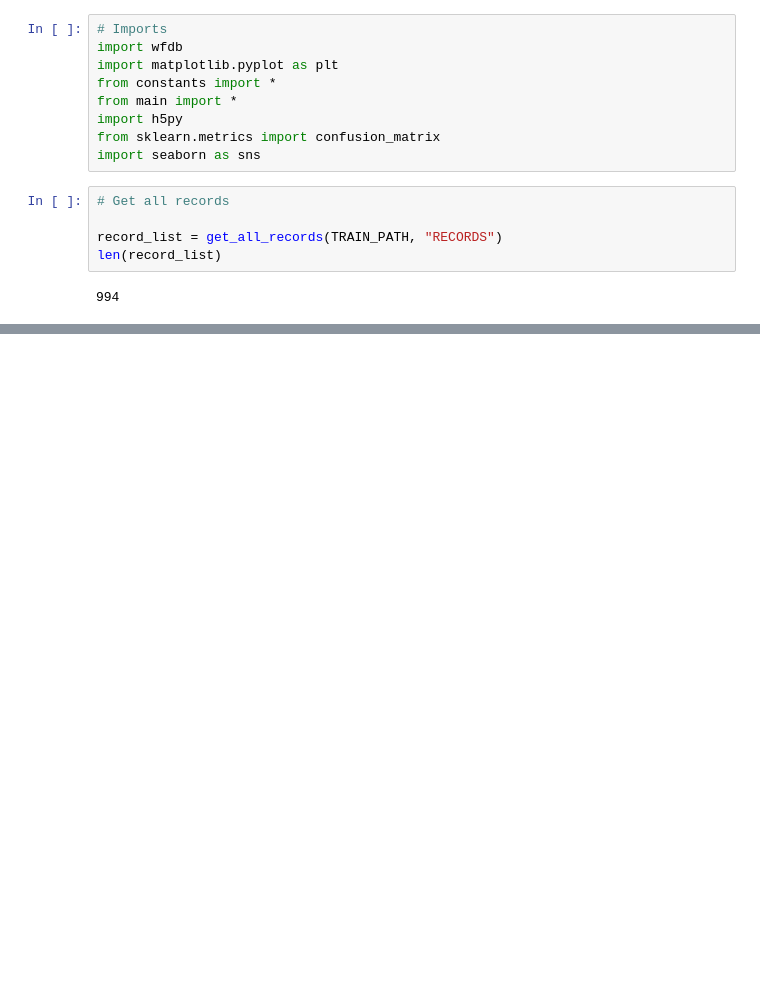
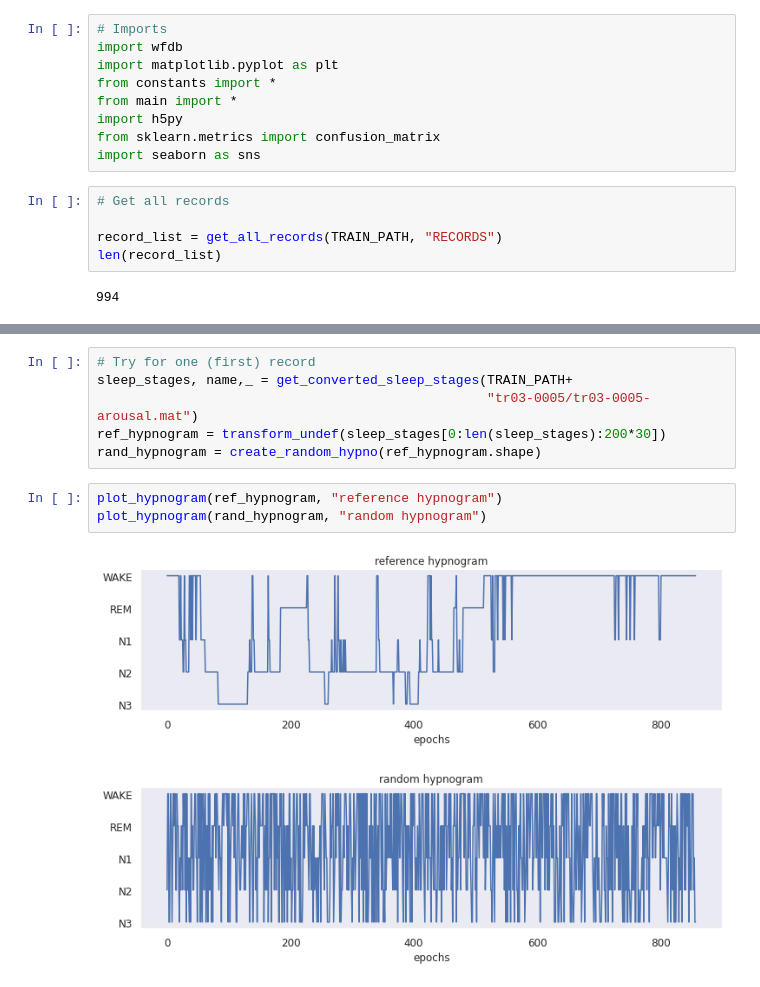
Before and after one commit to Timgrau/Machinelearning, a Jupyter notebook: Sleep-Staging/Task_E04.ipynb, the cells around one changed output, grey strips where cells are left out. Drawn from its saved outputs; the diff is of its cells as text; blank space fills up the shorter version.

```diff
--- a/Sleep-Staging/Task_E04.ipynb
+++ b/Sleep-Staging/Task_E04.ipynb
@@ -77,3 +77,15 @@ def plot_contigency_table(hypnogram, random_hypnogram, name):
     ax.xaxis.tick_top()
     plt.title(name)
     plt.show()
+# %%
+# Try for one (first) record
+sleep_stages, name,_ = get_converted_sleep_stages(TRAIN_PATH+
+                                                  "tr03-0005/tr03-0005-arousal.mat")
+ref_hypnogram = transform_undef(sleep_stages[0:len(sleep_stages):200*30])
+rand_hypnogram = create_random_hypno(ref_hypnogram.shape)
+# %%
+plot_hypnogram(ref_hypnogram, "reference hypnogram")
+plot_hypnogram(rand_hypnogram, "random hypnogram")
+# %% [output]
+[figure, added]
+[figure, added]
```
Also changed, not shown: parts of 5 cells of this notebook.
